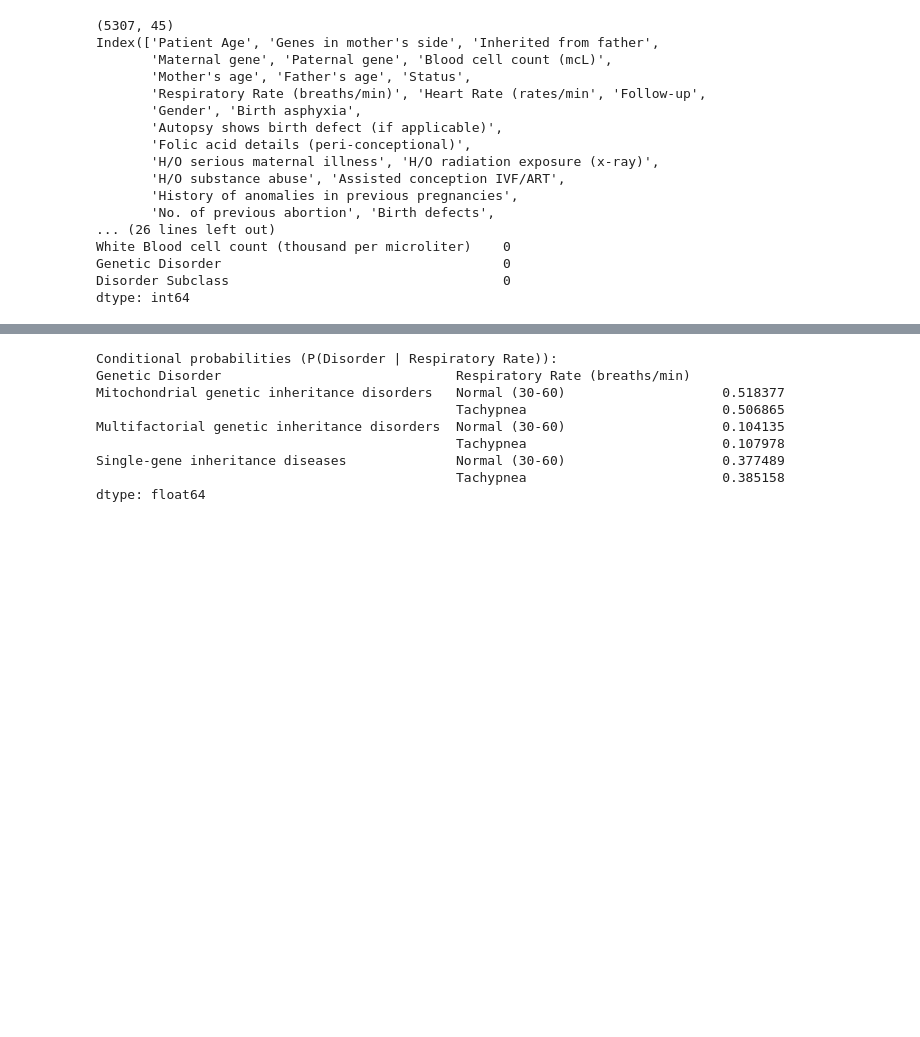
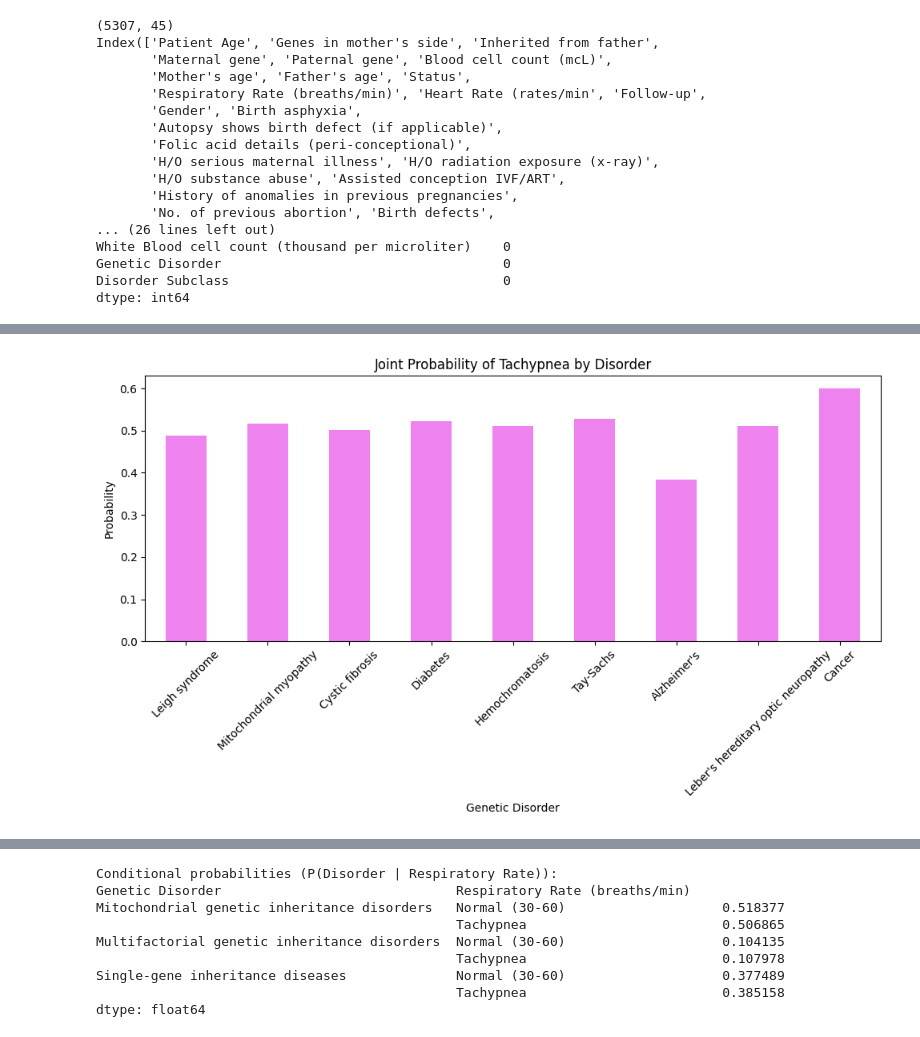
Before and after one commit to roopinissk/inheritance, a Jupyter notebook: main.ipynb, the cells around one changed output, grey strips where cells are left out. Cells and saved outputs as stored; diff of their text form; code cells hidden in the pictures; blank space fills up the shorter version.

```diff
--- a/main.ipynb
+++ b/main.ipynb
@@ -128,0 +207,16 @@ Yes                      0.253143                0.198526   0.114434
+# %%
+# Drop rows with missing values
+gen_clean_bayesian = gen.dropna()
+
+# Drop Irrelevant columns
+columns_to_drop = [
+    'Patient Id', 'Patient First Name', 'Family Name', "Father's name",
+    'Institute Name', 'Location of Institute', 'Test 1', 'Test 2',
+    'Test 3', 'Test 4', 'Test 5', 'Parental consent', 'Place of birth',
+    'Blood test result', 'Symptom 1', 'Symptom 2', 'Symptom 3',
+    'Symptom 4', 'Symptom 5'
+]
+gen_clean_bayesian = gen_clean_bayesian.drop(columns=[col for col in columns_to_drop if col in gen_clean_bayesian.columns])
+
+# Verify the cleaned dataset
+gen_clean_bayesian.shape, gen_clean_bayesian.columns, gen_clean_bayesian.isna().sum()
@@ -128,0 +241,28 @@ Yes                      0.253143                0.198526   0.114434
+# %%
+# Define relevant disorders for analysis
+diseases = ["Leigh syndrome", "Mitochondrial myopathy", "Cystic fibrosis","Diabetes", "Hemochromatosis", "Tay-Sachs", "Alzheimer's", "Leber's hereditary optic neuropathy","Cancer"]
+
+# Total count of patients for each disorder
+total_counts_bayesian = gen_clean_bayesian['Disorder Subclass'].value_counts()
+
+# Count of patients with Tachypnea for each disorder
+tachypnea_counts_bayesian = gen_clean_bayesian[
+    gen_clean_bayesian['Respiratory Rate (breaths/min)'] == "Tachypnea"
+]['Disorder Subclass'].value_counts()
+
+# Calculate joint probabilities
+joint_probabilities_bayesian = (tachypnea_counts_bayesian / total_counts_bayesian).reindex(diseases).fillna(0)
+
+# Display joint probabilities
+joint_probabilities_bayesian
+
+# Visualization for joint probabilities
+joint_probabilities_bayesian.plot(kind='bar', figsize=(10, 6), color='violet')
+plt.title('Joint Probability of Tachypnea by Disorder')
+plt.ylabel('Probability')
+plt.xlabel('Genetic Disorder')
+plt.xticks(rotation=45)
+plt.tight_layout()
+plt.show()
+# %% [output]
+[figure, added]
```
Also changed, not shown: parts of 33 cells of this notebook.
